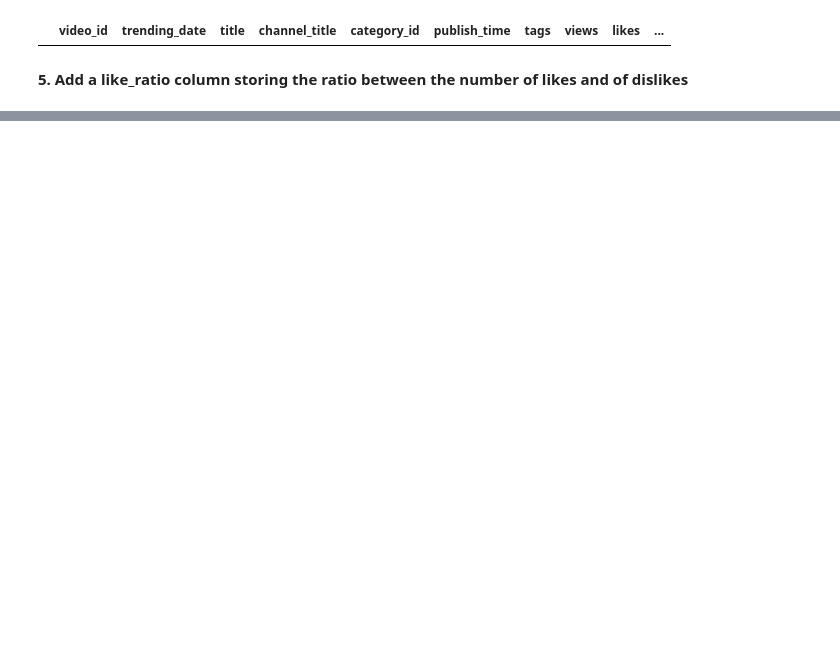
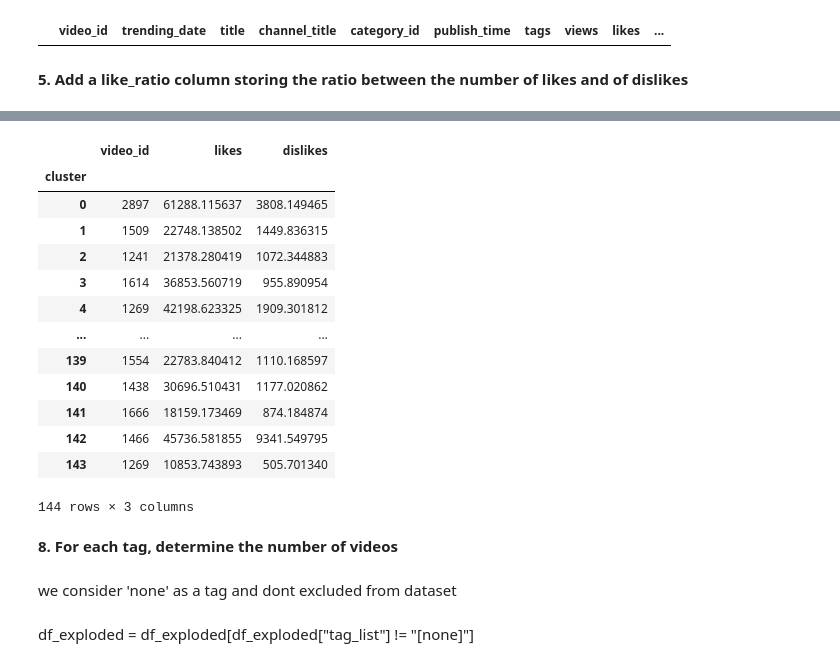
Before and after one commit to aminentezari/CS_project_2025, a Jupyter notebook: notebooks/Main.ipynb, the cells around one changed output, grey strips where cells are left out. Cells and saved outputs as stored; diff of their text form; code cells hidden in the pictures; blank space fills up the shorter version.

```diff
--- a/notebooks/Main.ipynb
+++ b/notebooks/Main.ipynb
@@ -133,0 +172,25 @@ df.head(5)
+# %%
+df.groupby("cluster")[["video_id", "dislikes", "likes"]].agg(
+    {"video_id": "count", "likes": "mean", "dislikes": "mean"}
+)
+# %% [output]
+|  | video_id | likes | dislikes |
+| cluster |  |  |  |
+| 0 | 2897 | 61288.115637 | 3808.149465 |
+| 1 | 1509 | 22748.138502 | 1449.836315 |
+| 2 | 1241 | 21378.280419 | 1072.344883 |
+| 3 | 1614 | 36853.560719 | 955.890954 |
+| 4 | 1269 | 42198.623325 | 1909.301812 |
+| ... | ... | ... | ... |
+| 139 | 1554 | 22783.840412 | 1110.168597 |
+| 140 | 1438 | 30696.510431 | 1177.020862 |
+| 141 | 1666 | 18159.173469 | 874.184874 |
+| 142 | 1466 | 45736.581855 | 9341.549795 |
+| 143 | 1269 | 10853.743893 | 505.701340 |
+144 rows × 3 columns
+# %% [markdown]
+**8. For each tag, determine the number of videos**
+# %% [markdown]
+we consider 'none' as a tag and dont excluded from dataset
+# %% [markdown]
+df_exploded = df_exploded[df_exploded["tag_list"] != "[none]"]
```
Also changed, not shown: parts of 39 cells of this notebook.
